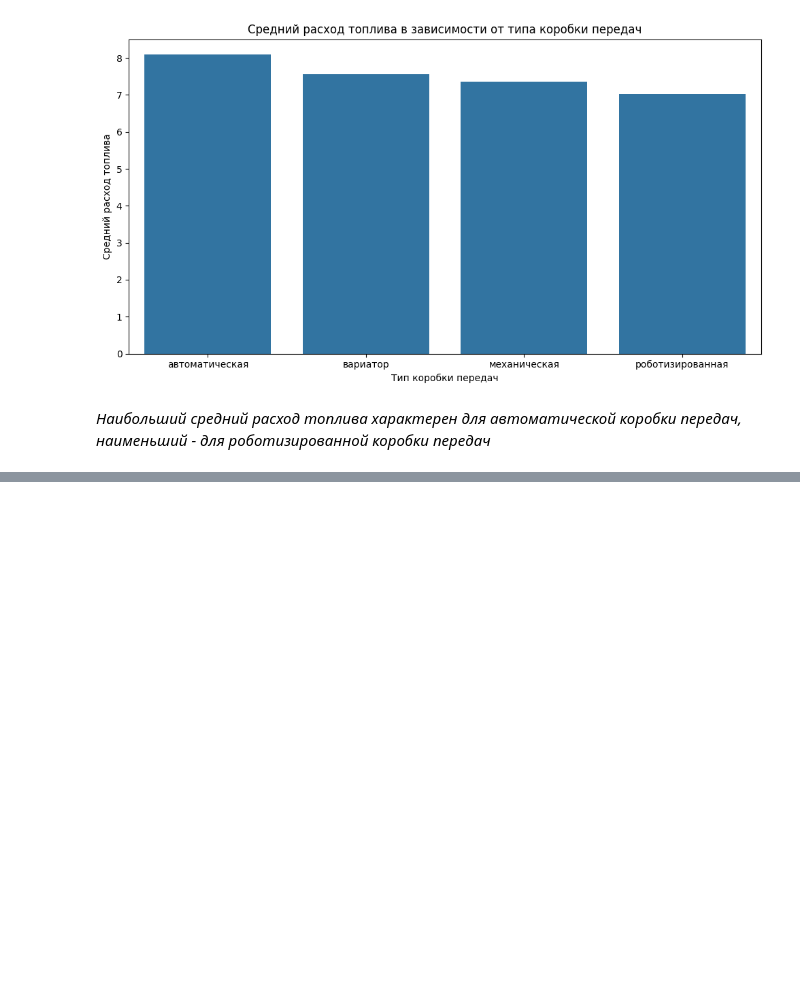
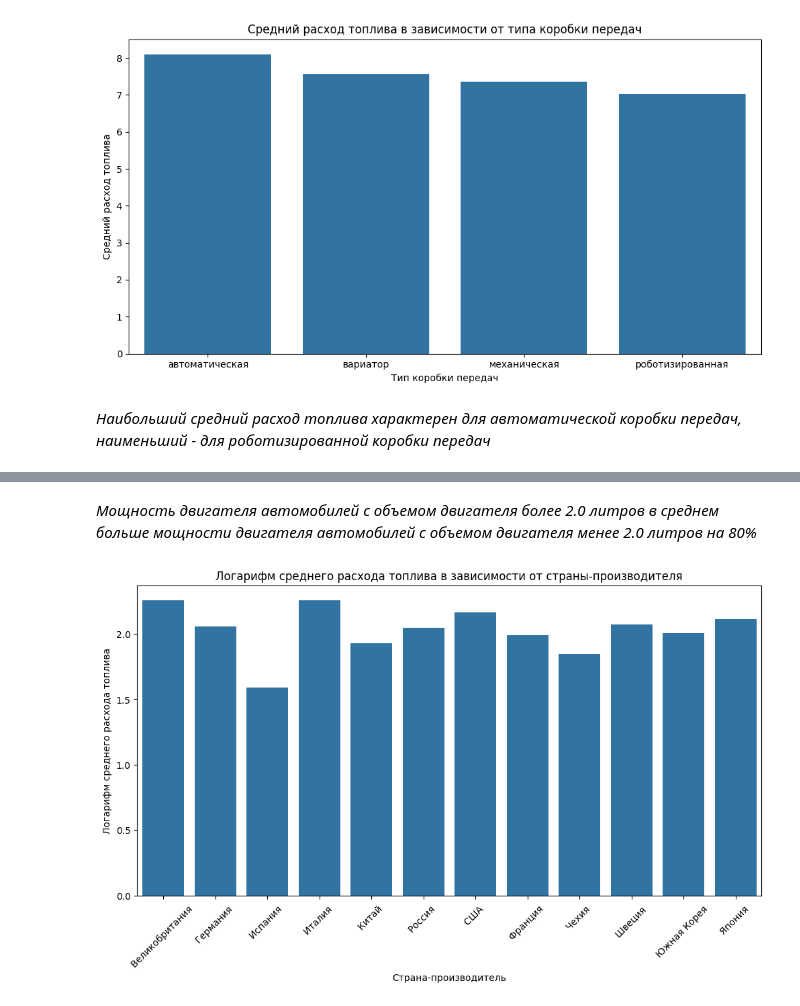
Before and after one commit to fckingauss/lovely-project, a Jupyter notebook: visualization.ipynb, the cells around one changed output, grey strips where cells are left out. Saved outputs shown, nothing was run; the diff lists cells and outputs as text; code cells hidden in the pictures; blank space fills up the shorter version.

```diff
--- a/visualization.ipynb
+++ b/visualization.ipynb
@@ -149,0 +187,14 @@ plt.show()
+# %% [markdown]
+*Мощность двигателя автомобилей с объемом двигателя более 2.0 литров в среднем больше мощности двигателя автомобилей с объемом двигателя менее 2.0 литров на 80%*
+# %%
+average_mpg_by_country = df.groupby("country of the car brand")["MPG"].mean().reset_index()
+
+plt.figure(figsize = (12, 6))
+sns.barplot(x = "country of the car brand", y = np.log(average_mpg_by_country["MPG"]), data = average_mpg_by_country)
+plt.title("Логарифм среднего расхода топлива в зависимости от страны-производителя")
+plt.xlabel("Страна-производитель")
+plt.ylabel("Логарифм среднего расхода топлива")
+plt.xticks(rotation=45)
+plt.show()
+# %% [output]
+[figure, added]
```
Also changed, not shown: parts of 14 cells of this notebook, 3 other files.
